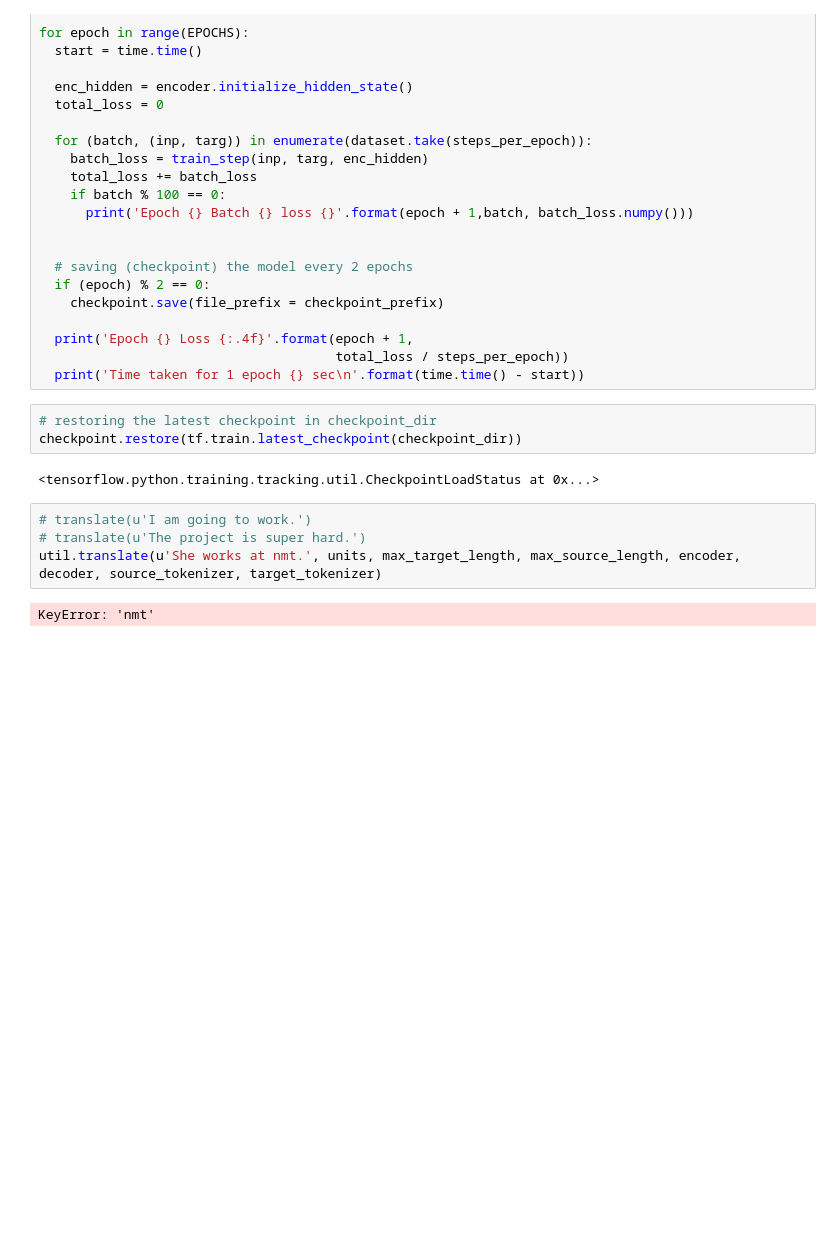
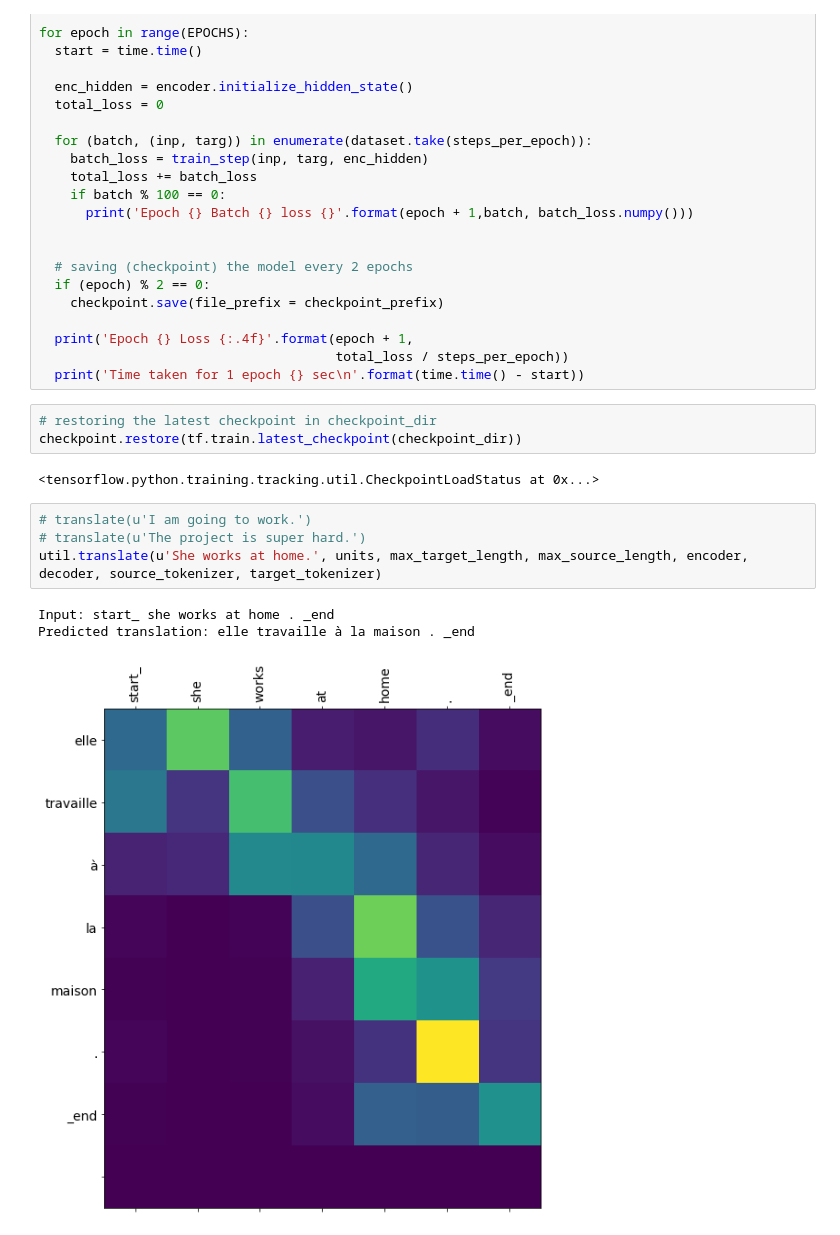
Before and after one commit to VisusAdAstra/Machine-Translation, a Jupyter notebook: NMT.ipynb, the cells around one changed output. Cells and saved outputs as stored; diff of their text form; blank space fills up the shorter version.

```diff
--- a/NMT.ipynb
+++ b/NMT.ipynb
@@ -181,6 +244,8 @@ checkpoint.restore(tf.train.latest_checkpoint(checkpoint_dir))
 # %%
 # translate(u'I am going to work.')
 # translate(u'The project is super hard.')
-util.translate(u'She works at nmt.', units, max_target_length, max_source_length, encoder, decoder, source_tokenizer, target_tokenizer)
+util.translate(u'She works at home.', units, max_target_length, max_source_length, encoder, decoder, source_tokenizer, target_tokenizer)
 # %% [output]
-KeyError: 'nmt'
+Input: start_ she works at home . _end
+Predicted translation: elle travaille à la maison . _end
+[figure, added]
```
Also changed, not shown: parts of 11 cells of this notebook.
